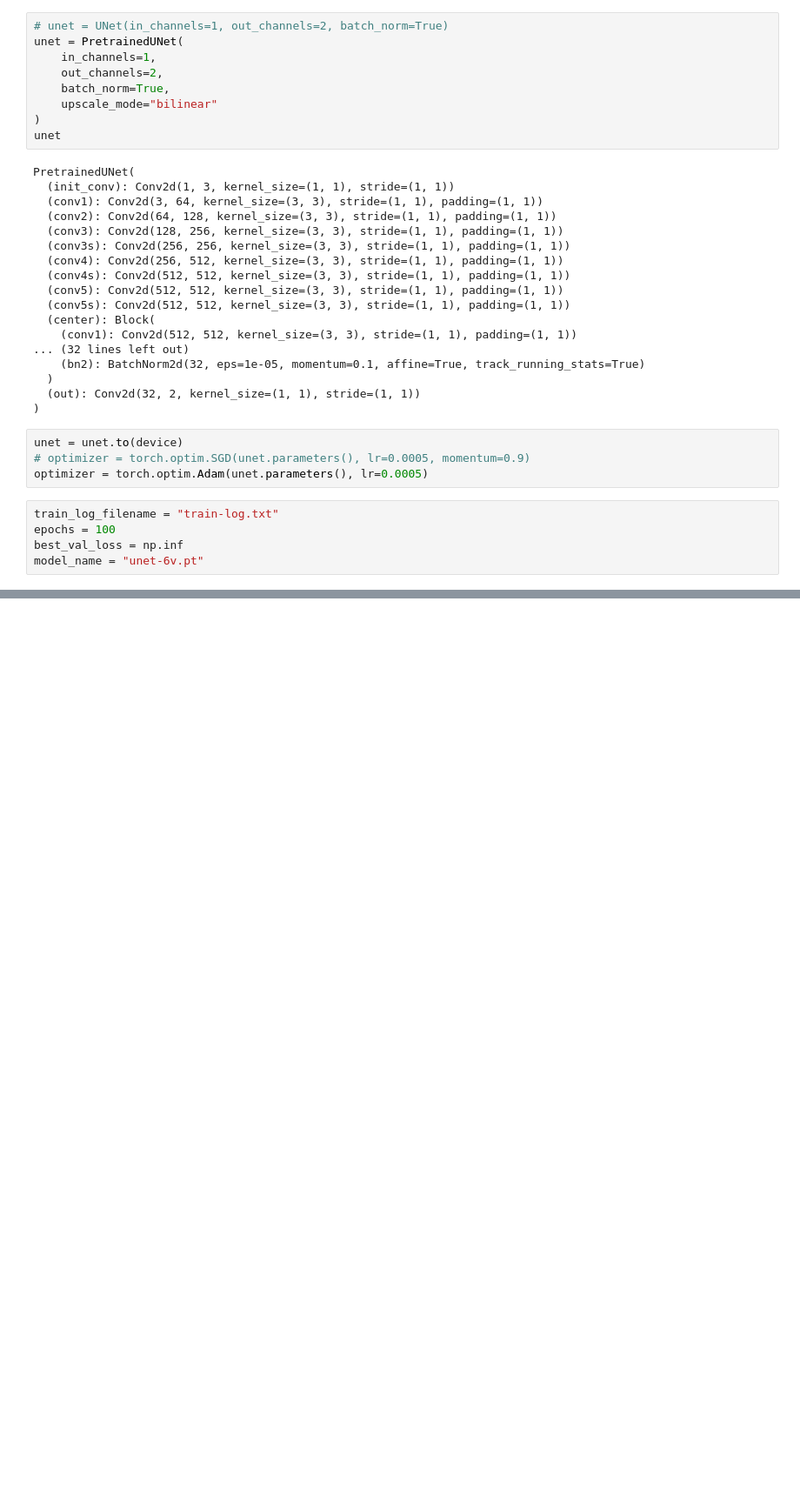
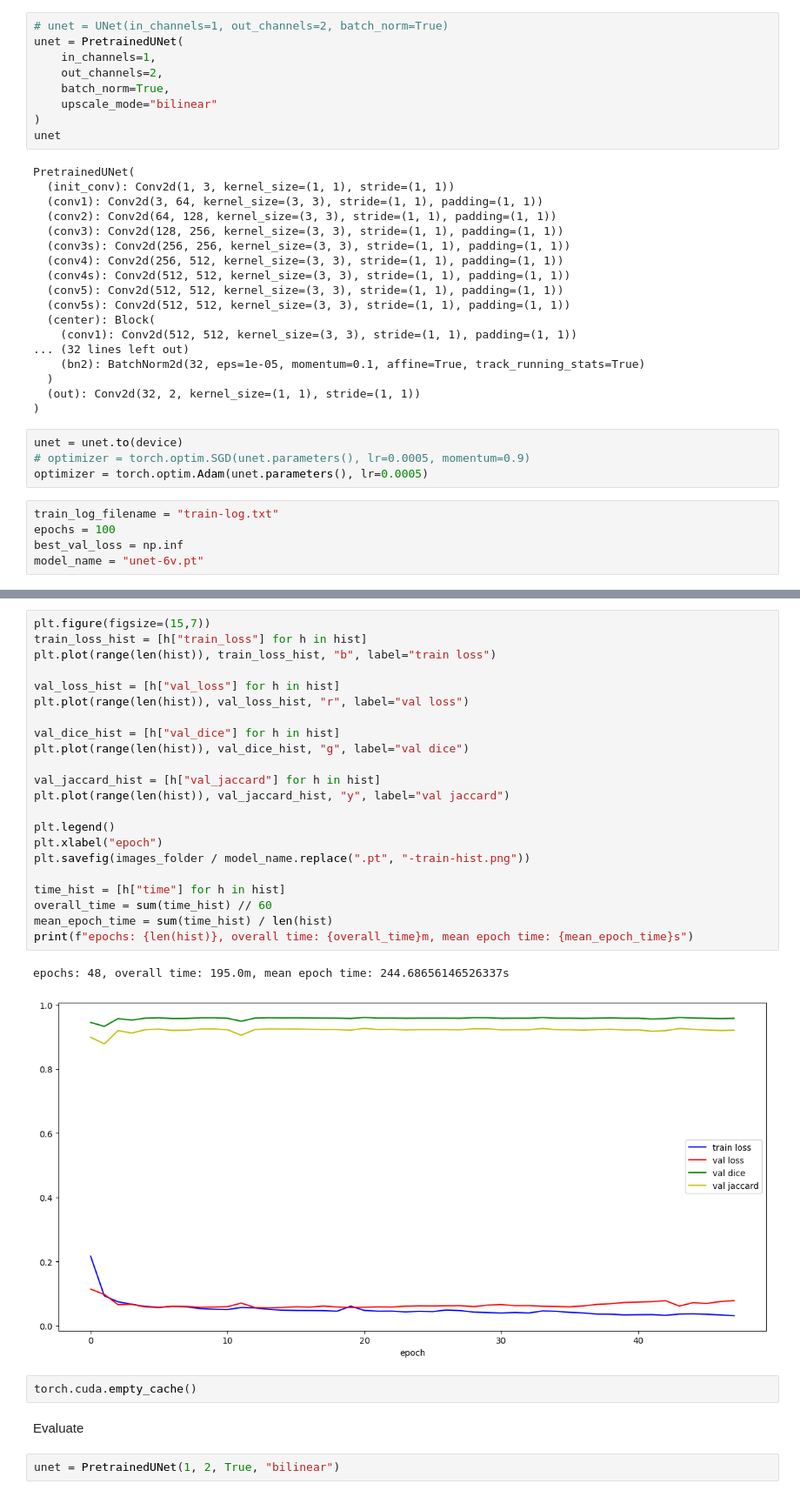
Before and after one commit to sponge824/-, a Jupyter notebook: Untitled1.ipynb, the cells around one changed output, grey strips where cells are left out. Shown at 87% size. Cells and saved outputs as stored; diff of their text form; blank space fills up the shorter version.

```diff
--- a/Untitled1.ipynb
+++ b/Untitled1.ipynb
@@ -282,0 +288,31 @@ val loss: 0.12797198024853854, val jaccard: 0.9206469503926559, val dice: 0.9575
+# %%
+plt.figure(figsize=(15,7))
+train_loss_hist = [h["train_loss"] for h in hist]
+plt.plot(range(len(hist)), train_loss_hist, "b", label="train loss")
+
+val_loss_hist = [h["val_loss"] for h in hist]
+plt.plot(range(len(hist)), val_loss_hist, "r", label="val loss")
+
+val_dice_hist = [h["val_dice"] for h in hist]
+plt.plot(range(len(hist)), val_dice_hist, "g", label="val dice")
+
+val_jaccard_hist = [h["val_jaccard"] for h in hist]
+plt.plot(range(len(hist)), val_jaccard_hist, "y", label="val jaccard")
+
+plt.legend()
+plt.xlabel("epoch")
+plt.savefig(images_folder / model_name.replace(".pt", "-train-hist.png"))
+
+time_hist = [h["time"] for h in hist]
+overall_time = sum(time_hist) // 60
+mean_epoch_time = sum(time_hist) / len(hist)
+print(f"epochs: {len(hist)}, overall time: {overall_time}m, mean epoch time: {mean_epoch_time}s")
+# %% [output]
+epochs: 48, overall time: 195.0m, mean epoch time: 244.68656146526337s
+[figure, added]
+# %%
+torch.cuda.empty_cache()
+# %% [markdown]
+Evaluate
+# %%
+unet = PretrainedUNet(1, 2, True, "bilinear")
```
Also changed, not shown: parts of 20 cells of this notebook.
